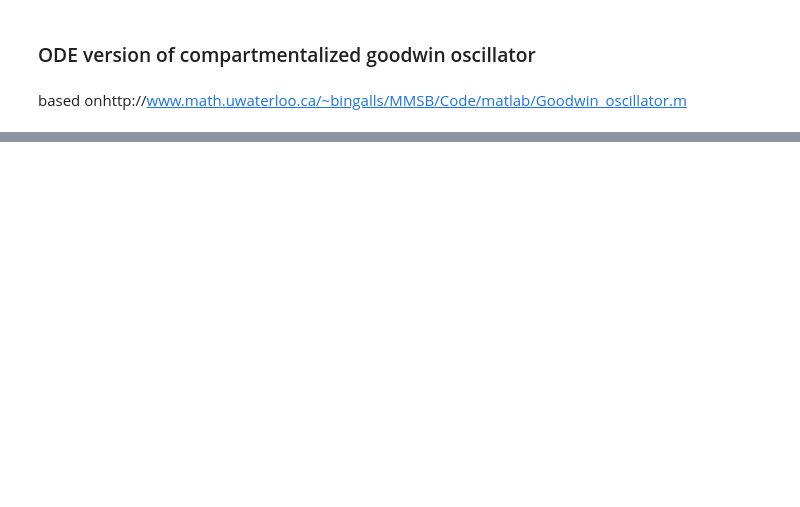
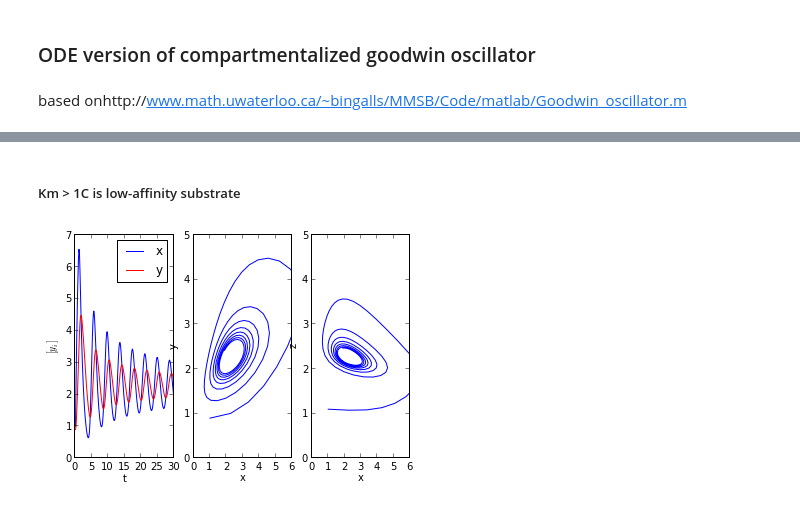
Before and after one commit to huskeypm/enzymekineticsacs, a Jupyter notebook: goodwin.ipynb, the cells around one changed output, grey strips where cells are left out. Saved outputs shown, nothing was run; the diff lists cells and outputs as text; code cells hidden in the pictures; blank space fills up the shorter version.

```diff
--- a/goodwin.ipynb
+++ b/goodwin.ipynb
@@ -18,0 +43,6 @@ SyntaxError: invalid syntax (<ipython-input-43-273b9e3d8b6e>, line 5)
+# %% [markdown]
+##### Km > 1C  is low-affinity substrate
+# %%
+Km = 2.k1= 1/KmyLA,tLA=goodwinmodel(t,y0,ks)
+# %% [output]
+[figure, added]
```
Also changed, not shown: parts of 28 cells of this notebook, 3 other files.
